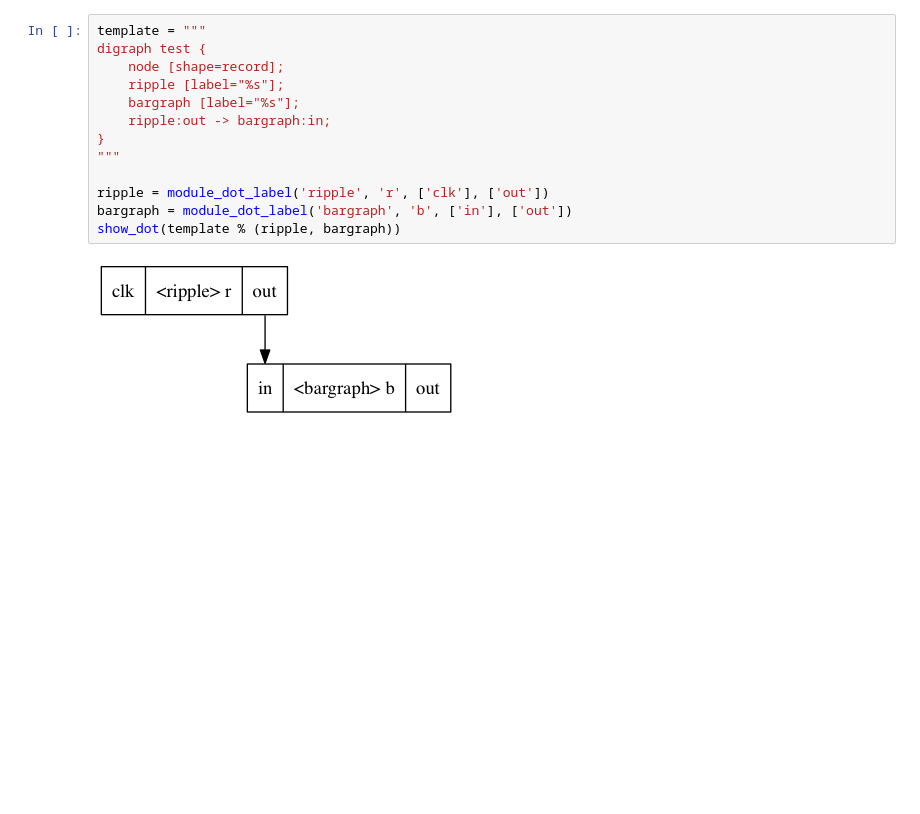
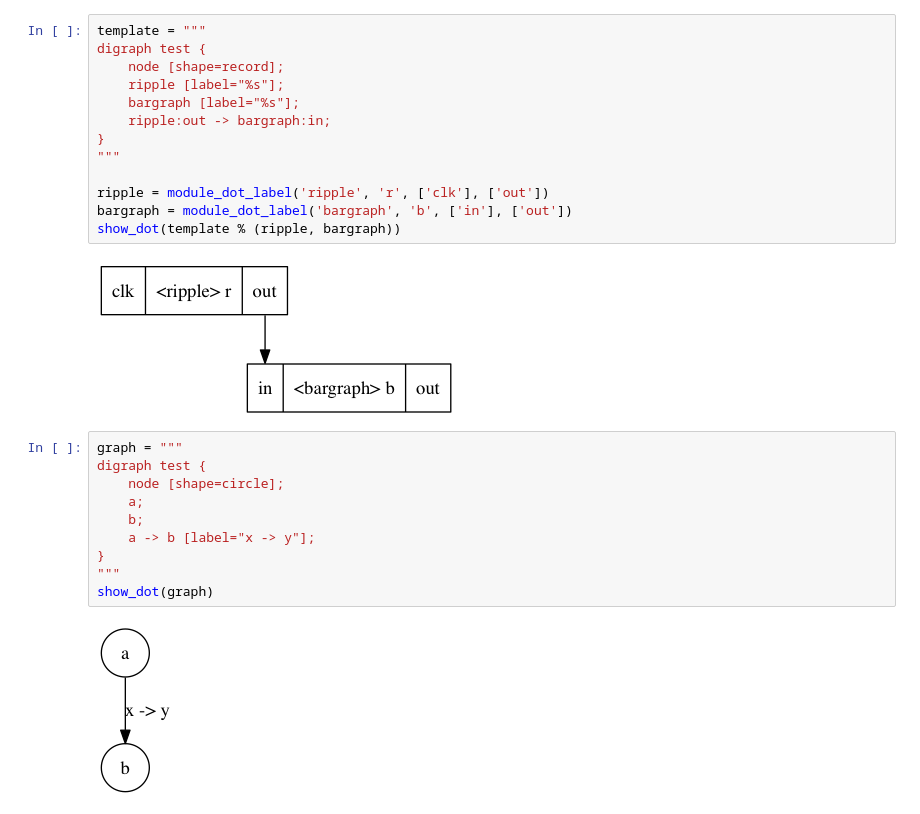
Before and after one commit to mplewis/iverilog-netlist-processing, a Jupyter notebook: Graphviz generation.ipynb, the cells around one changed output. Saved outputs shown, nothing was run; the diff lists cells and outputs as text; blank space fills up the shorter version.

Commit message:
Add a Graphviz demo

```diff
--- a/Graphviz generation.ipynb
+++ b/Graphviz generation.ipynb
@@ -65,3 +65,15 @@ bargraph = module_dot_label('bargraph', 'b', ['in'], ['out'])
 show_dot(template % (ripple, bargraph))
 # %% [output]
 [figure]
+# %%
+graph = """
+digraph test {
+    node [shape=circle];
+    a;
+    b;
+    a -> b [label="x -> y"];
+}
+"""
+show_dot(graph)
+# %% [output]
+[figure, added]
```
